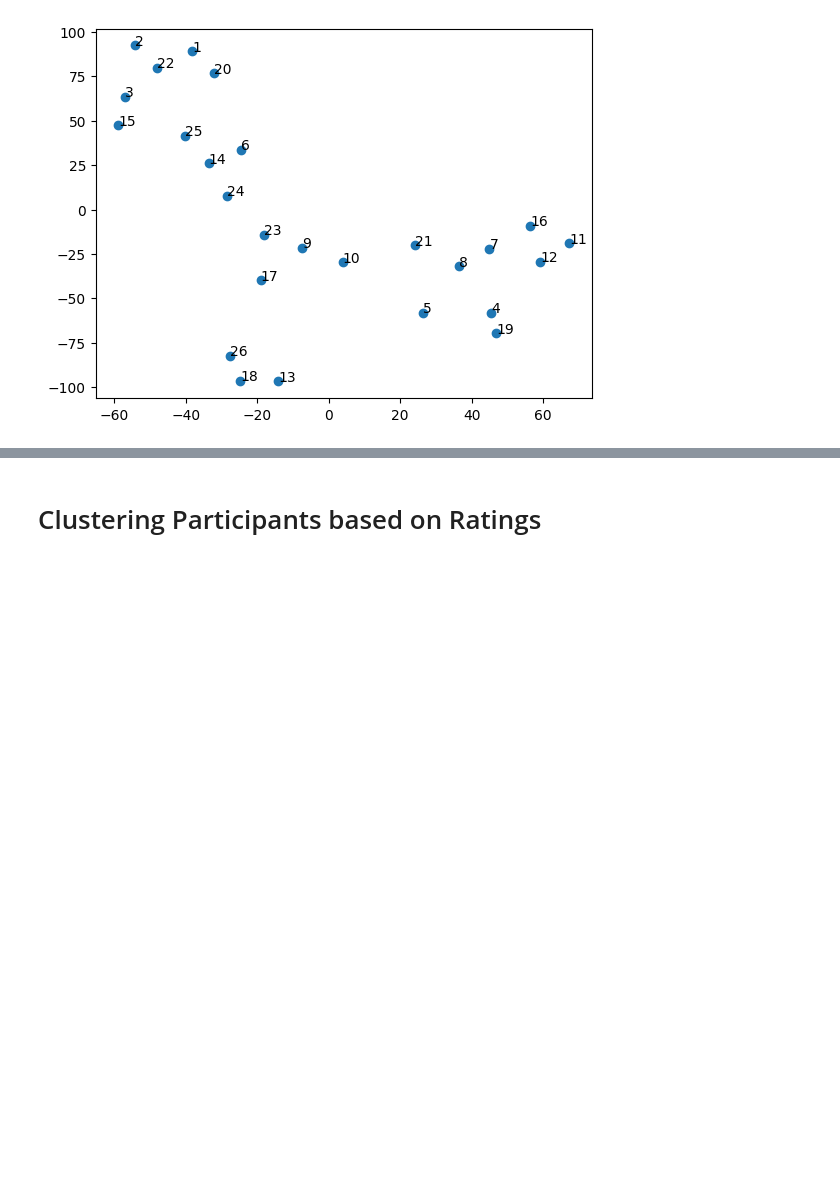
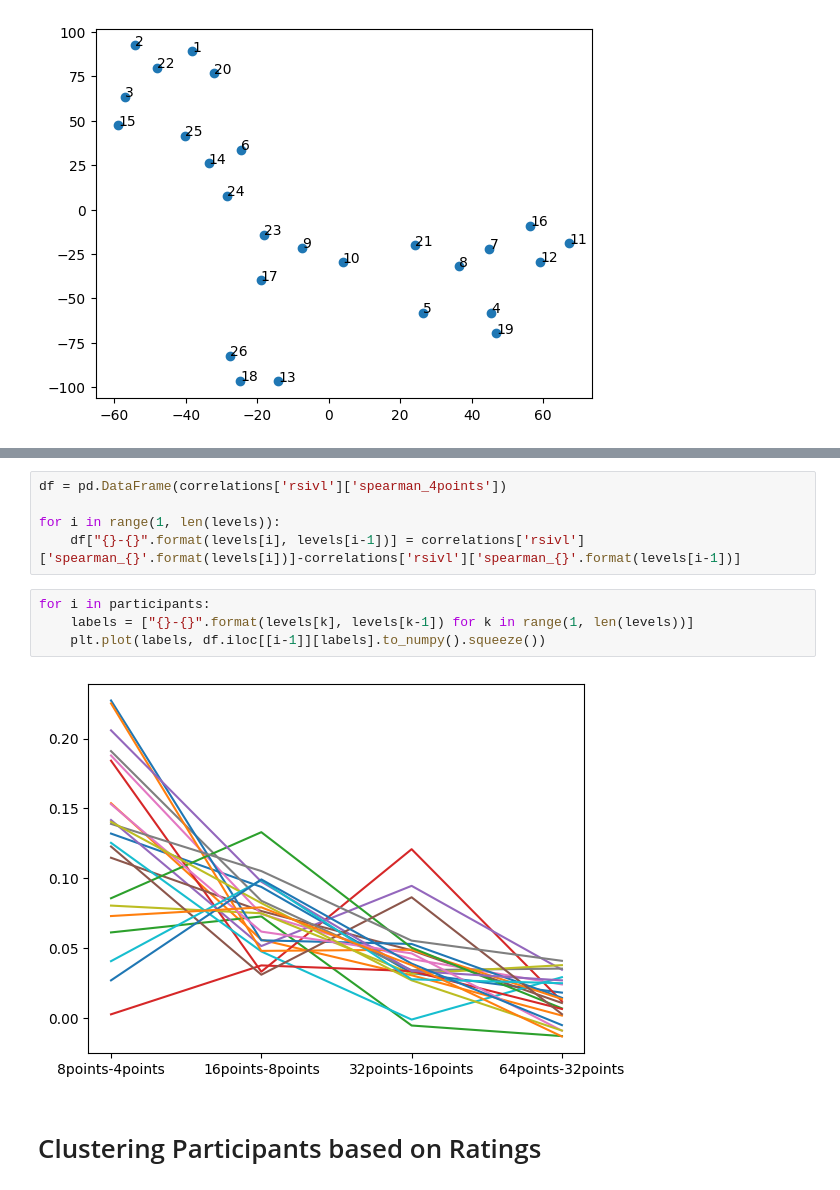
Before and after one commit to shenkev/segment-anything, a Jupyter notebook: analysis/cluster.ipynb, the cells around one changed output, grey strips where cells are left out. Cells and saved outputs as stored; diff of their text form; blank space fills up the shorter version.

```diff
--- a/analysis/cluster.ipynb
+++ b/analysis/cluster.ipynb
@@ -311,3 +339,14 @@ run_tsne(df.to_numpy(), labels=participants)
+# %%
+df = pd.DataFrame(correlations['rsivl']['spearman_4points'])
+
+for i in range(1, len(levels)):
+    df["{}-{}".format(levels[i], levels[i-1])] = correlations['rsivl']['spearman_{}'.format(levels[i])]-correlations['rsivl']['spearman_{}'.format(levels[i-1])]
+# %%
+for i in participants:
+    labels = ["{}-{}".format(levels[k], levels[k-1]) for k in range(1, len(levels))]
+    plt.plot(labels, df.iloc[[i-1]][labels].to_numpy().squeeze())
+# %% [output]
+[figure, added]
 # %% [markdown]
 # Clustering Participants based on Ratings
 # %%
```
Also changed, not shown: parts of 6 cells of this notebook.
